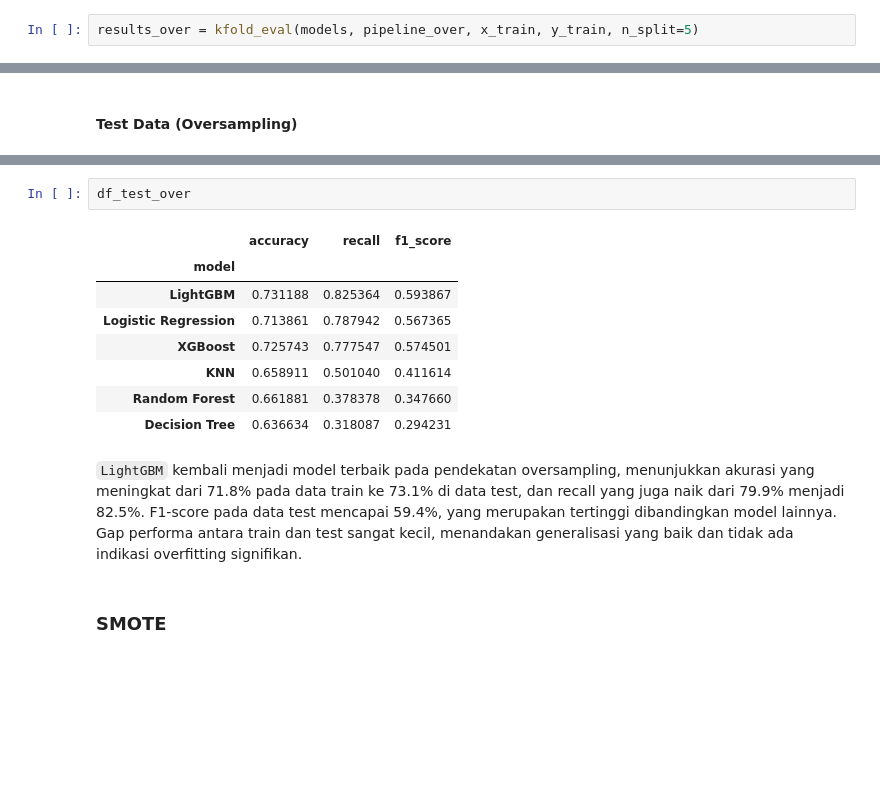
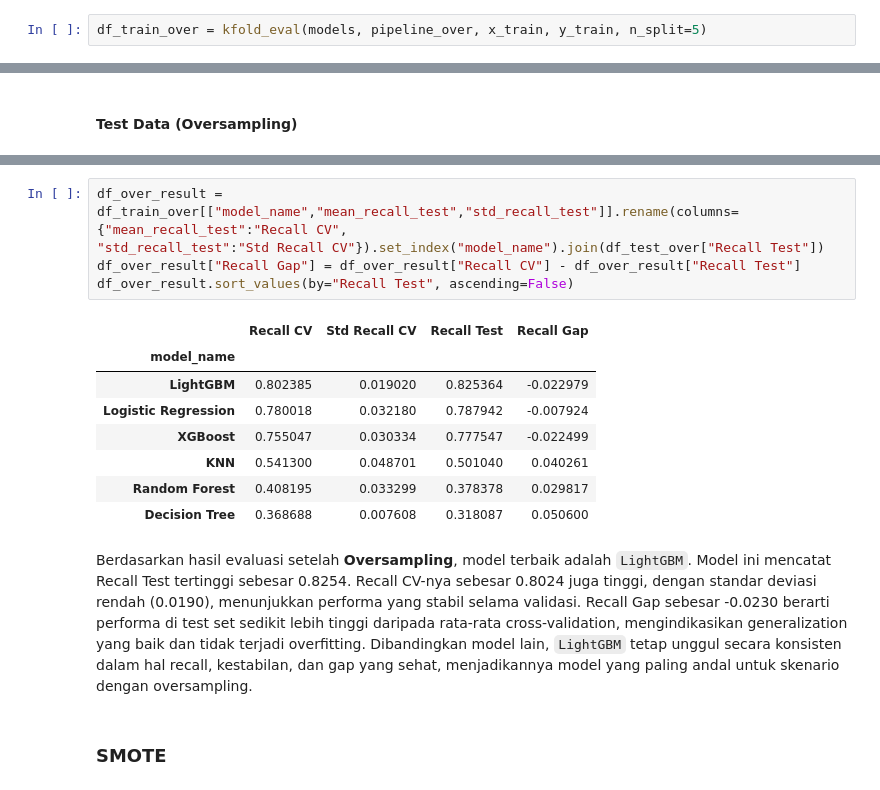
Before and after one commit to Meowstronot/hotel__booking_predict, a Jupyter notebook: notebooks/hotel_booking_cancelation.ipynb, the cells around one changed output, grey strips where cells are left out. Cells and saved outputs as stored; diff of their text form; blank space fills up the shorter version.

```diff
--- a/notebooks/hotel_booking_cancelation.ipynb
+++ b/notebooks/hotel_booking_cancelation.ipynb
@@ -883,4 +892,4 @@ is_canceled
 1    6153
 Name: count, dtype: int64
 # %%
-results_over = kfold_eval(models, pipeline_over, x_train, y_train, n_split=5)
+df_train_over = kfold_eval(models, pipeline_over, x_train, y_train, n_split=5)
@@ -929,16 +984,19 @@ weighted avg       0.82      0.73      0.75      2020
-# %%
-df_test_over
-# %% [output]
-|  | accuracy | recall | f1_score |
-| model |  |  |  |
-| LightGBM | 0.731188 | 0.825364 | 0.593867 |
-| Logistic Regression | 0.713861 | 0.787942 | 0.567365 |
-| XGBoost | 0.725743 | 0.777547 | 0.574501 |
-| KNN | 0.658911 | 0.501040 | 0.411614 |
-| Random Forest | 0.661881 | 0.378378 | 0.347660 |
-| Decision Tree | 0.636634 | 0.318087 | 0.294231 |
+# %%
+df_over_result = df_train_over[["model_name","mean_recall_test","std_recall_test"]].rename(columns={"mean_recall_test":"Recall CV",
+"std_recall_test":"Std Recall CV"}).set_index("model_name").join(df_test_over["Recall Test"])
+df_over_result["Recall Gap"] = df_over_result["Recall CV"] - df_over_result["Recall Test"]
+df_over_result.sort_values(by="Recall Test", ascending=False)
+# %% [output]
+|  | Recall CV | Std Recall CV | Recall Test | Recall Gap |
+| model_name |  |  |  |  |
+| LightGBM | 0.802385 | 0.019020 | 0.825364 | -0.022979 |
+| Logistic Regression | 0.780018 | 0.032180 | 0.787942 | -0.007924 |
+| XGBoost | 0.755047 | 0.030334 | 0.777547 | -0.022499 |
+| KNN | 0.541300 | 0.048701 | 0.501040 | 0.040261 |
+| Random Forest | 0.408195 | 0.033299 | 0.378378 | 0.029817 |
+| Decision Tree | 0.368688 | 0.007608 | 0.318087 | 0.050600 |
 # %% [markdown]
-`LightGBM` kembali menjadi model terbaik pada pendekatan oversampling, menunjukkan akurasi yang meningkat dari 71.8% pada data train ke 73.1% di data test, dan recall yang juga naik dari 79.9% menjadi 82.5%. F1-score pada data test mencapai 59.4%, yang merupakan tertinggi dibandingkan model lainnya. Gap performa antara train dan test sangat kecil, menandakan generalisasi yang baik dan tidak ada indikasi overfitting signifikan.
+Berdasarkan hasil evaluasi setelah **Oversampling**, model terbaik adalah `LightGBM`. Model ini mencatat Recall Test tertinggi sebesar 0.8254. Recall CV-nya sebesar 0.8024 juga tinggi, dengan standar deviasi rendah (0.0190), menunjukkan performa yang stabil selama validasi. Recall Gap sebesar -0.0230 berarti performa di test set sedikit lebih tinggi daripada rata-rata cross-validation, mengindikasikan generalization yang baik dan tidak terjadi overfitting. Dibandingkan model lain, `LightGBM` tetap unggul secara konsisten dalam hal recall, kestabilan, dan gap yang sehat, menjadikannya model yang paling andal untuk skenario dengan oversampling.
 # %% [markdown]
 ### SMOTE
 # %% [markdown]
```
Also changed, not shown: parts of 43 cells of this notebook.
